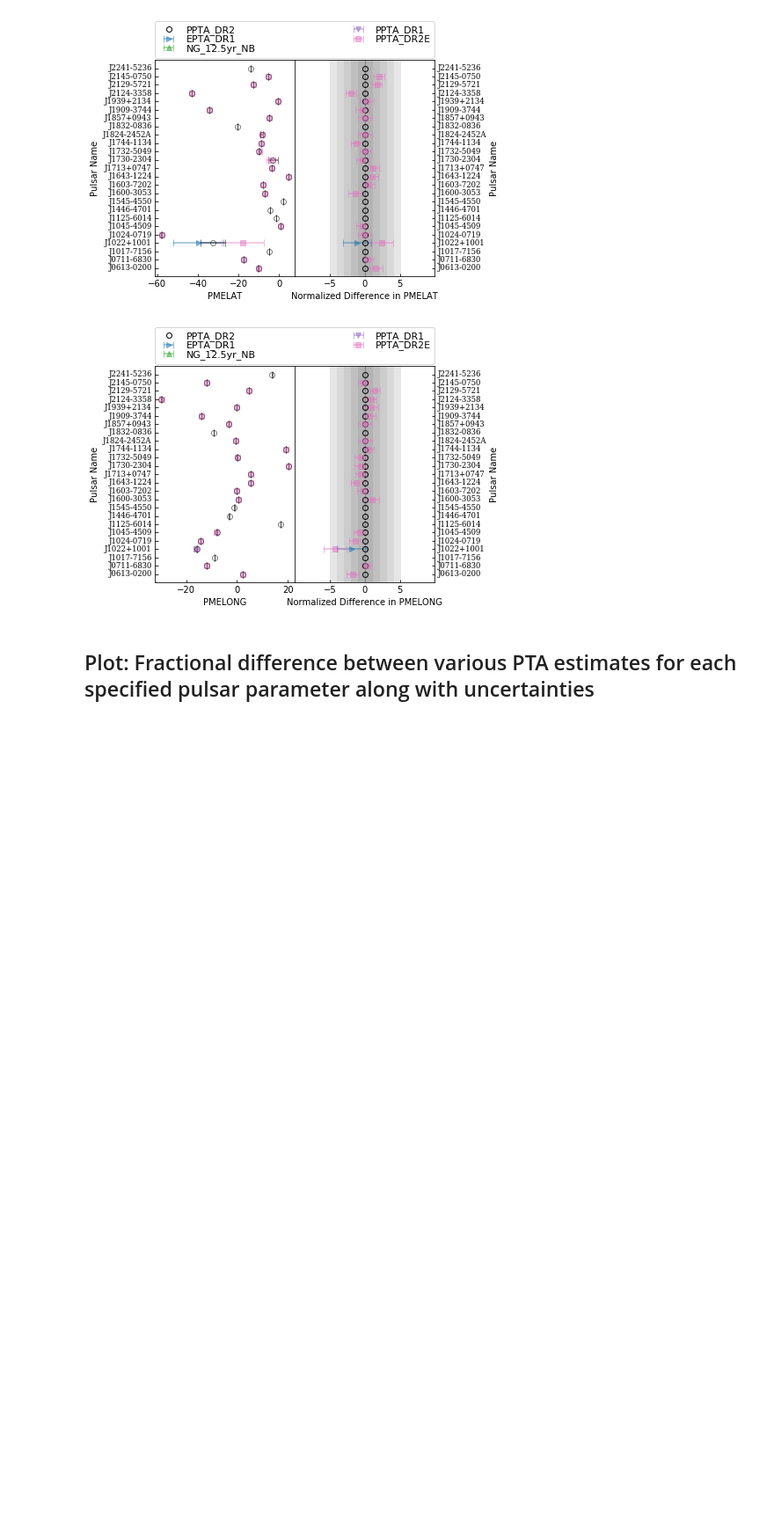
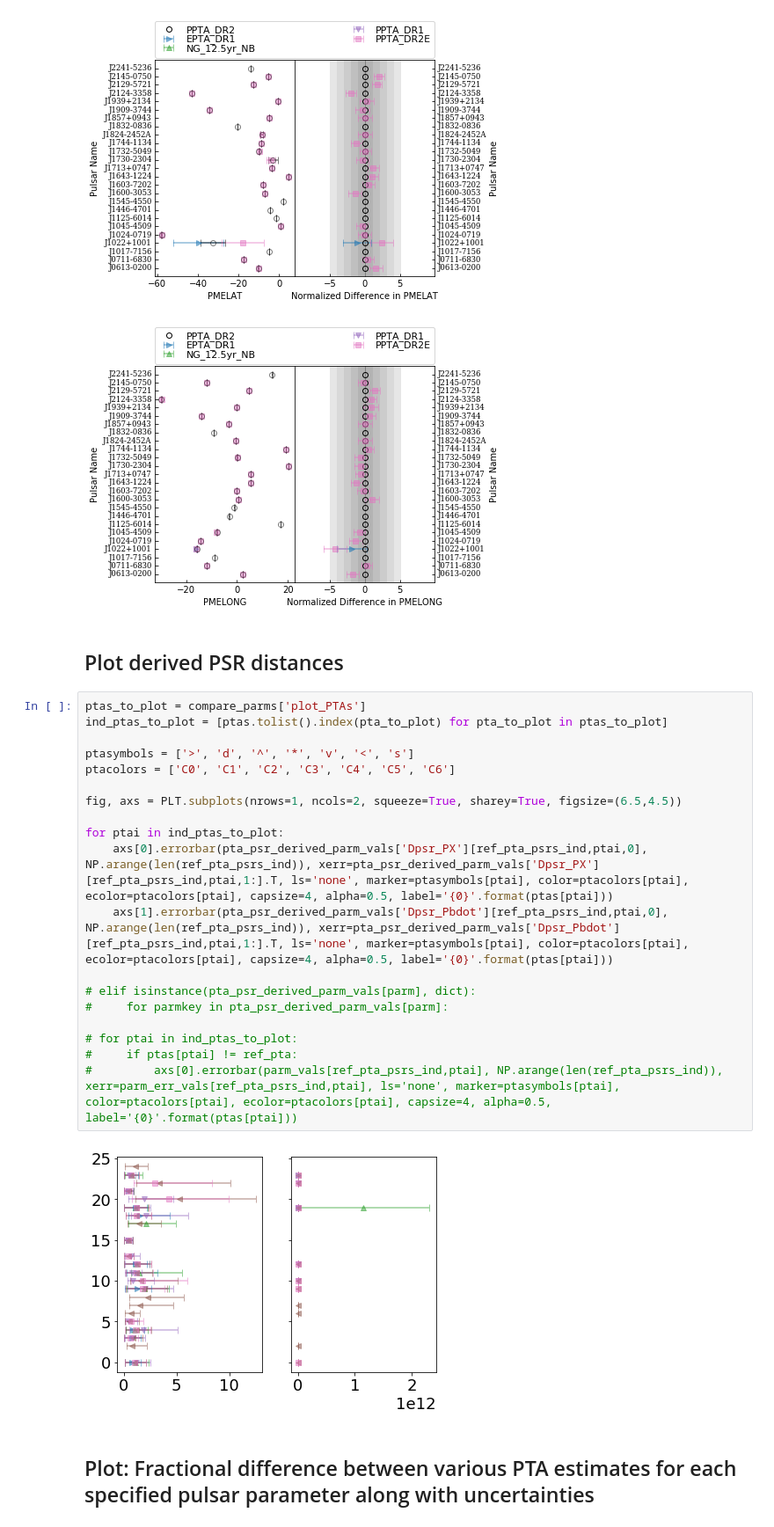
Before and after one commit to danielreardon/ppta_dr2_ephemerides, a Jupyter notebook: parameterComparisonScripts/compare_PSR_parms.ipynb, the cells around one changed output. Shown at 88% size. Saved outputs shown, nothing was run; the diff lists cells and outputs as text; blank space fills up the shorter version.

Commit message:
Add derive_PSRparms.py to repo, start deriving parms

```diff
--- a/parameterComparisonScripts/compare_PSR_parms.ipynb
+++ b/parameterComparisonScripts/compare_PSR_parms.ipynb
@@ -440,6 +457,29 @@ Saving figure at: /fred/oz002/nthyagar/projects/dr2_ephemerides/outputs/figures/
 [figure]
 [figure]
 [figure]
+# %% [markdown]
+## Plot derived PSR distances
+# %%
+ptas_to_plot = compare_parms['plot_PTAs']
+ind_ptas_to_plot = [ptas.tolist().index(pta_to_plot) for pta_to_plot in ptas_to_plot]
+
+ptasymbols = ['>', 'd', '^', '*', 'v', '<', 's']
+ptacolors = ['C0', 'C1', 'C2', 'C3', 'C4', 'C5', 'C6']
+
+fig, axs = PLT.subplots(nrows=1, ncols=2, squeeze=True, sharey=True, figsize=(6.5,4.5))
+
+for ptai in ind_ptas_to_plot:
+    axs[0].errorbar(pta_psr_derived_parm_vals['Dpsr_PX'][ref_pta_psrs_ind,ptai,0], NP.arange(len(ref_pta_psrs_ind)), xerr=pta_psr_derived_parm_vals['Dpsr_PX'][ref_pta_psrs_ind,ptai,1:].T, ls='none', marker=ptasymbols[ptai], color=ptacolors[ptai], ecolor=ptacolors[ptai], capsize=4, alpha=0.5, label='{0}'.format(ptas[ptai]))
+    axs[1].errorbar(pta_psr_derived_parm_vals['Dpsr_Pbdot'][ref_pta_psrs_ind,ptai,0], NP.arange(len(ref_pta_psrs_ind)), xerr=pta_psr_derived_parm_vals['Dpsr_Pbdot'][ref_pta_psrs_ind,ptai,1:].T, ls='none', marker=ptasymbols[ptai], color=ptacolors[ptai], ecolor=ptacolors[ptai], capsize=4, alpha=0.5, label='{0}'.format(ptas[ptai]))
+
+# elif isinstance(pta_psr_derived_parm_vals[parm], dict):
+#     for parmkey in pta_psr_derived_parm_vals[parm]:
+
+# for ptai in ind_ptas_to_plot:
+#     if ptas[ptai] != ref_pta:
+#         axs[0].errorbar(parm_vals[ref_pta_psrs_ind,ptai], NP.arange(len(ref_pta_psrs_ind)), xerr=parm_err_vals[ref_pta_psrs_ind,ptai], ls='none', marker=ptasymbols[ptai], color=ptacolors[ptai], ecolor=ptacolors[ptai], capsize=4, alpha=0.5, label='{0}'.format(ptas[ptai]))
+# %% [output]
+[figure, added]
 # %% [markdown]
 ## Plot: Fractional difference between various PTA estimates for each specified pulsar parameter along with uncertainties
 # %%
```
Also changed, not shown: parts of 3 cells of this notebook, 2 other files.
